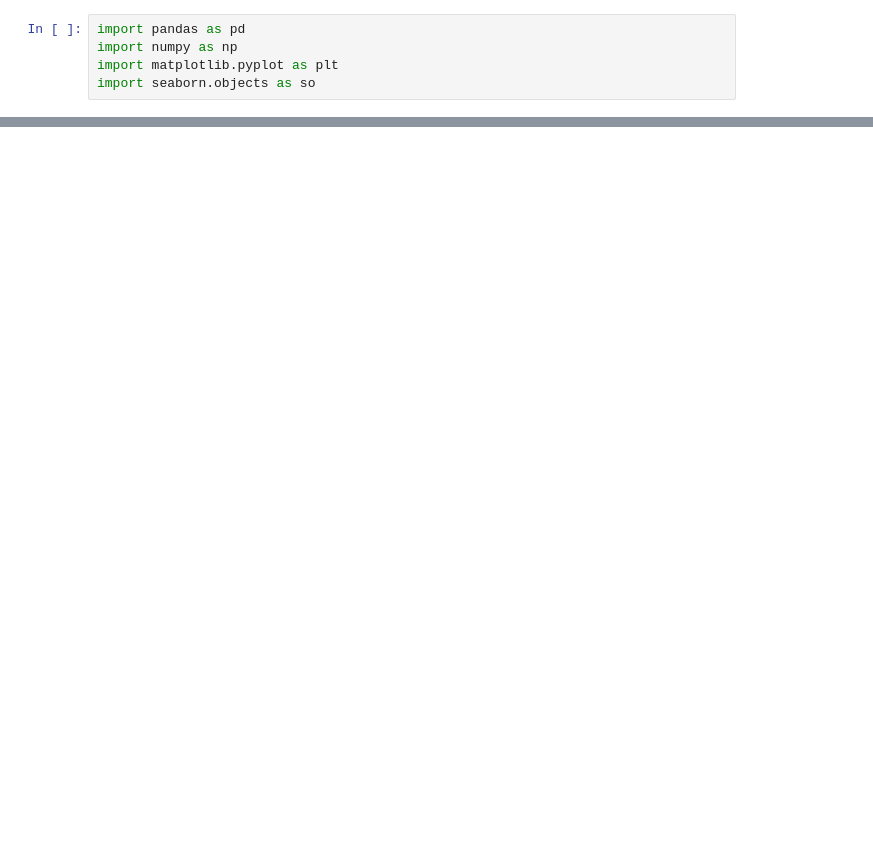
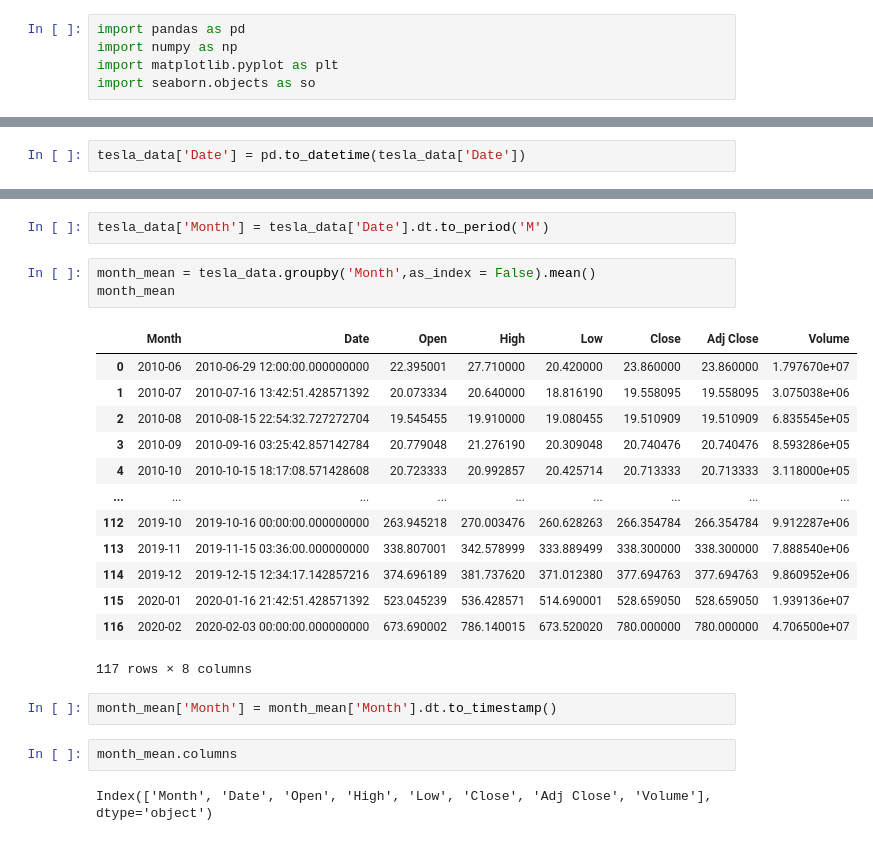
Before and after one commit to 1198-nov/Stock-Market-prediction, a Jupyter notebook: stock_market.ipynb, the cells around one changed output, grey strips where cells are left out. Cells and saved outputs as stored; diff of their text form; blank space fills up the shorter version.

```diff
--- a/stock_market.ipynb
+++ b/stock_market.ipynb
@@ -58,0 +86,2 @@ print(tesla_data.isnull())
+# %%
+tesla_data['Date'] = pd.to_datetime(tesla_data['Date'])
@@ -58,0 +99,25 @@ print(tesla_data.isnull())
+# %%
+tesla_data['Month'] = tesla_data['Date'].dt.to_period('M')
+# %%
+month_mean = tesla_data.groupby('Month',as_index = False).mean()
+month_mean
+# %% [output]
+|  | Month | Date | Open | High | Low | Close | Adj Close | Volume |
+| 0 | 2010-06 | 2010-06-29 12:00:00.000000000 | 22.395001 | 27.710000 | 20.420000 | 23.860000 | 23.860000 | 1.797670e+07 |
+| 1 | 2010-07 | 2010-07-16 13:42:51.428571392 | 20.073334 | 20.640000 | 18.816190 | 19.558095 | 19.558095 | 3.075038e+06 |
+| 2 | 2010-08 | 2010-08-15 22:54:32.727272704 | 19.545455 | 19.910000 | 19.080455 | 19.510909 | 19.510909 | 6.835545e+05 |
+| 3 | 2010-09 | 2010-09-16 03:25:42.857142784 | 20.779048 | 21.276190 | 20.309048 | 20.740476 | 20.740476 | 8.593286e+05 |
+| 4 | 2010-10 | 2010-10-15 18:17:08.571428608 | 20.723333 | 20.992857 | 20.425714 | 20.713333 | 20.713333 | 3.118000e+05 |
+| ... | ... | ... | ... | ... | ... | ... | ... | ... |
+| 112 | 2019-10 | 2019-10-16 00:00:00.000000000 | 263.945218 | 270.003476 | 260.628263 | 266.354784 | 266.354784 | 9.912287e+06 |
+| 113 | 2019-11 | 2019-11-15 03:36:00.000000000 | 338.807001 | 342.578999 | 333.889499 | 338.300000 | 338.300000 | 7.888540e+06 |
+| 114 | 2019-12 | 2019-12-15 12:34:17.142857216 | 374.696189 | 381.737620 | 371.012380 | 377.694763 | 377.694763 | 9.860952e+06 |
+| 115 | 2020-01 | 2020-01-16 21:42:51.428571392 | 523.045239 | 536.428571 | 514.690001 | 528.659050 | 528.659050 | 1.939136e+07 |
+| 116 | 2020-02 | 2020-02-03 00:00:00.000000000 | 673.690002 | 786.140015 | 673.520020 | 780.000000 | 780.000000 | 4.706500e+07 |
+117 rows × 8 columns
+# %%
+month_mean['Month'] = month_mean['Month'].dt.to_timestamp()
+# %%
+month_mean.columns
+# %% [output]
+Index(['Month', 'Date', 'Open', 'High', 'Low', 'Close', 'Adj Close', 'Volume'], dtype='object')
```
Also changed, not shown: parts of 15 cells of this notebook, 1 other file.
